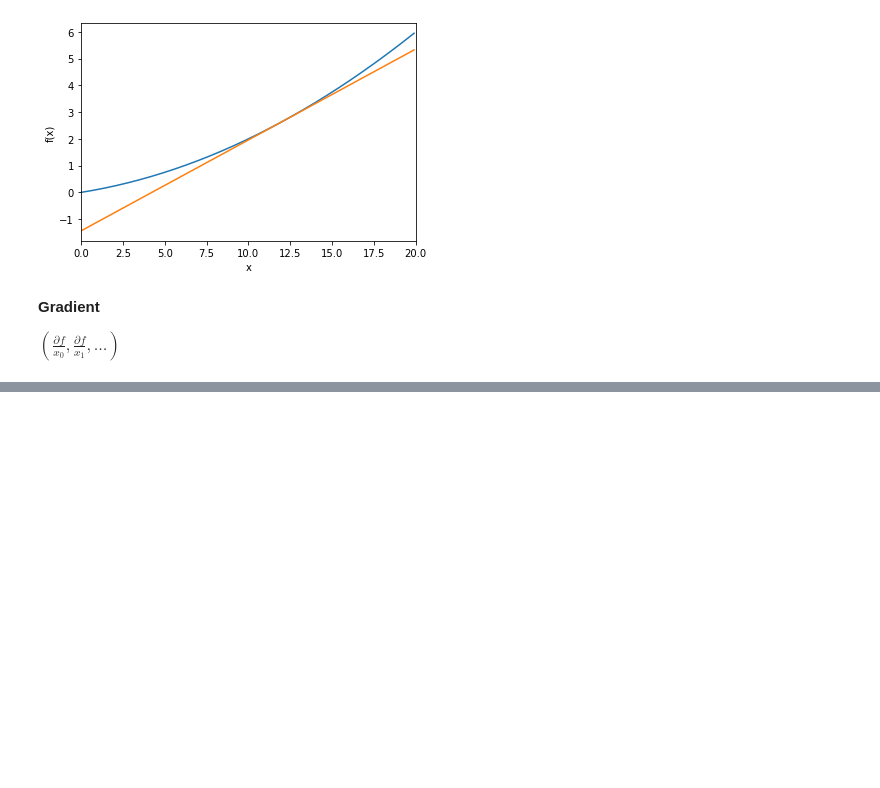
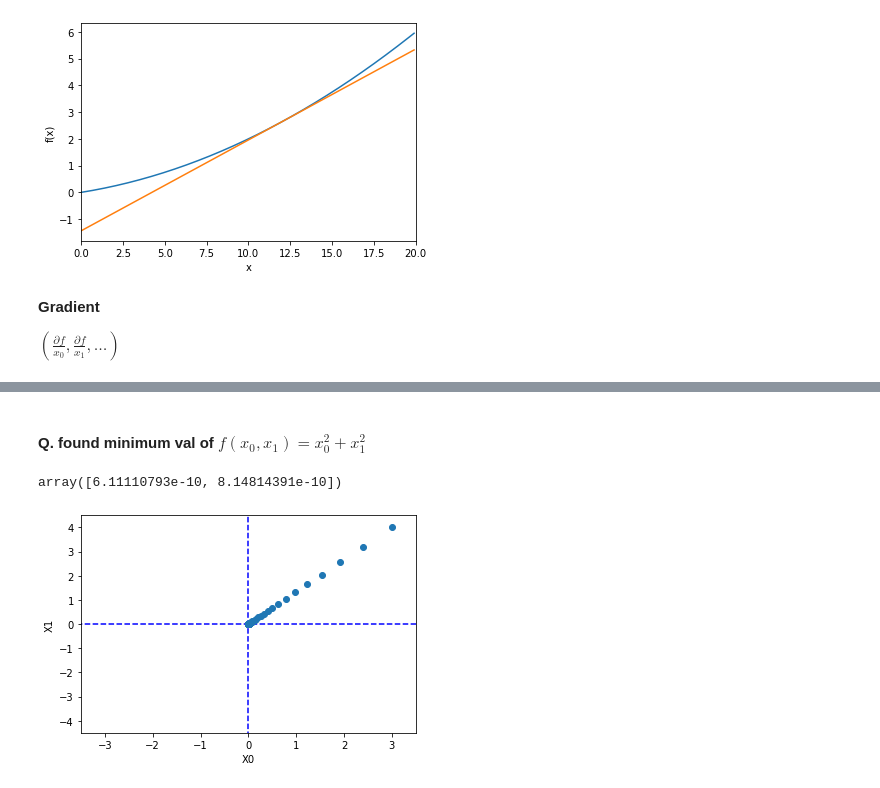
Before and after one commit to HansBlackCat/Python, a Jupyter notebook: MachineLearning/DeepLearning/cp4_Neural Network Training.ipynb, the cells around one changed output, grey strips where cells are left out. Drawn from its saved outputs; the diff is of its cells as text; code cells hidden in the pictures; blank space fills up the shorter version.

```diff
--- a/MachineLearning/DeepLearning/cp4_Neural Network Training.ipynb
+++ b/MachineLearning/DeepLearning/cp4_Neural Network Training.ipynb
@@ -153,0 +182,15 @@ def numerical_gradient(f,x):
+# %%
+f = function_2
+x = np.array([3.,4.])
+
+h = 1e-4
+grad = np.zeros_like(x)
+i = 1
+
+tmp_val = x[i]
+x[i] = tmp_val+h
+fxh1 = f(x)
+x[i] = tmp_val-h
+fxh2 = f(x)
+grad[i] = (fxh1-fxh2) / (2*h)
+grad
@@ -153,0 +249,34 @@ def numerical_gradient(f,x):
+# %% [markdown]
+#### Q. found minimum val of $f(x_0,x_1)=x_0^2+x_1^2$
+# %%
+def fn2(x):
+    return x[0]**2+x[1]**2
+# %%
+gradient_descent(fn2,np.array([3.,4.]),lr=0.1,step_num=100)
+# %% [output]
+array([6.11110793e-10, 8.14814391e-10])
+# %%
+def gradient_descent_history(f,init_x,lr=0.01,step_num=100):
+    x = init_x
+    x_history = []
+
+    for i in range(step_num):
+        x_history.append(x.copy())
+
+        grad = numerical_gradient(f,x)
+        x -= lr*grad
+    return x, np.array(x_history)
+# %%
+x,x_history = gradient_descent_history(fn2,np.array([3.,4.]),lr=0.1,step_num=100)
+
+plt.plot( [-5, 5], [0,0], '--b')
+plt.plot( [0,0], [-5, 5], '--b')
+plt.plot(x_history[:,0], x_history[:,1], 'o')
+
+plt.xlim(-3.5, 3.5)
+plt.ylim(-4.5, 4.5)
+plt.xlabel("X0")
+plt.ylabel("X1")
+plt.show()
+# %% [output]
+[figure, added]
```
Also changed, not shown: parts of 11 cells of this notebook.
